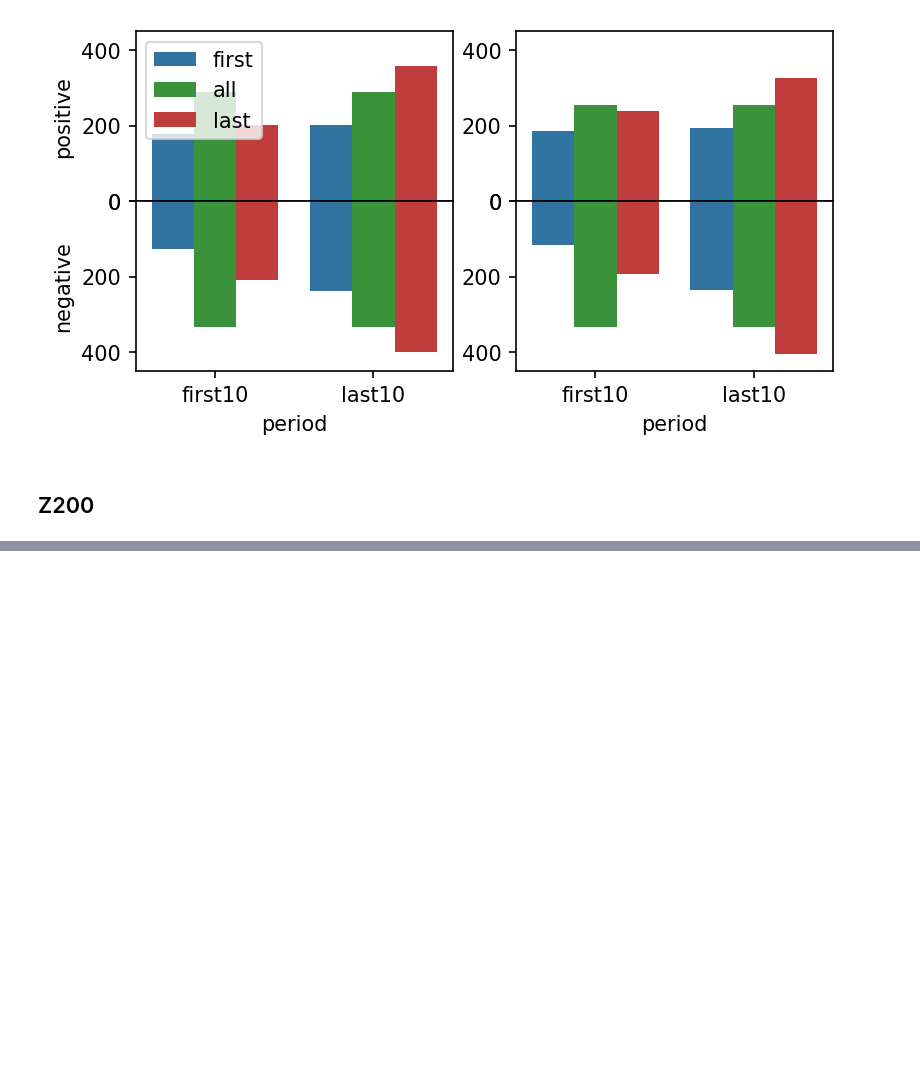
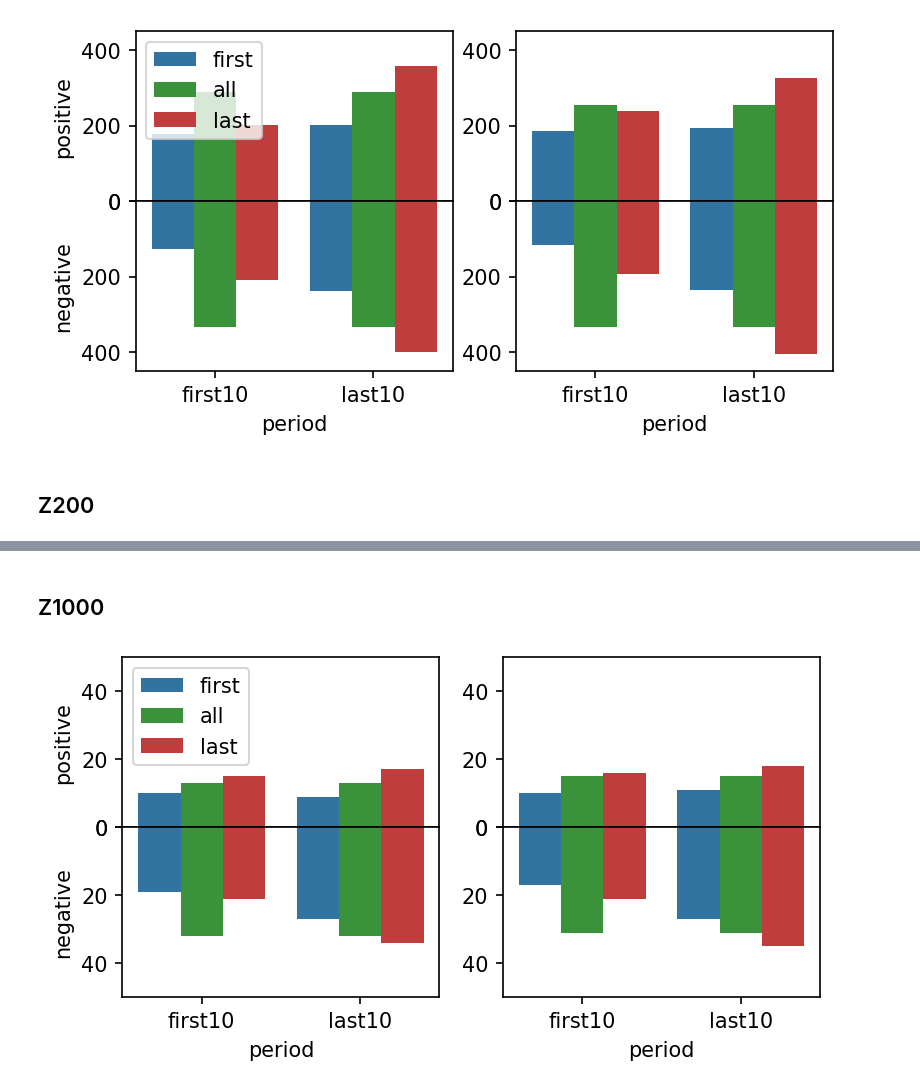
Before and after one commit to liuquan18/Teleconnection, a Jupyter notebook: scripts/IndexDiffPattern_analyze.ipynb, the cells around one changed output, grey strips where cells are left out. Drawn from its saved outputs; the diff is of its cells as text; code cells hidden in the pictures; blank space fills up the shorter version.

```diff
--- a/scripts/IndexDiffPattern_analyze.ipynb
+++ b/scripts/IndexDiffPattern_analyze.ipynb
@@ -144,0 +132,6 @@ sept.extreme_bar([ind_extc,dep_extc],mode = 'EA',ylim = 450)
+# %% [markdown]
+## Z1000
+# %%
+sept.extreme_bar([ind_extc,dep_extc],mode = 'NAO',hlayer = 100000, ylim = 50)
+# %% [output]
+[figure, added]
```
Also changed, not shown: parts of 8 cells of this notebook, 2 other files.
